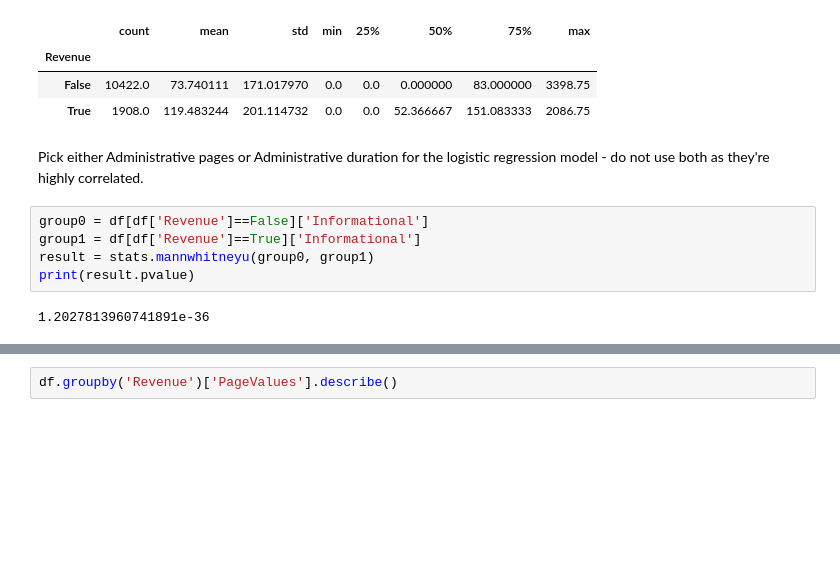
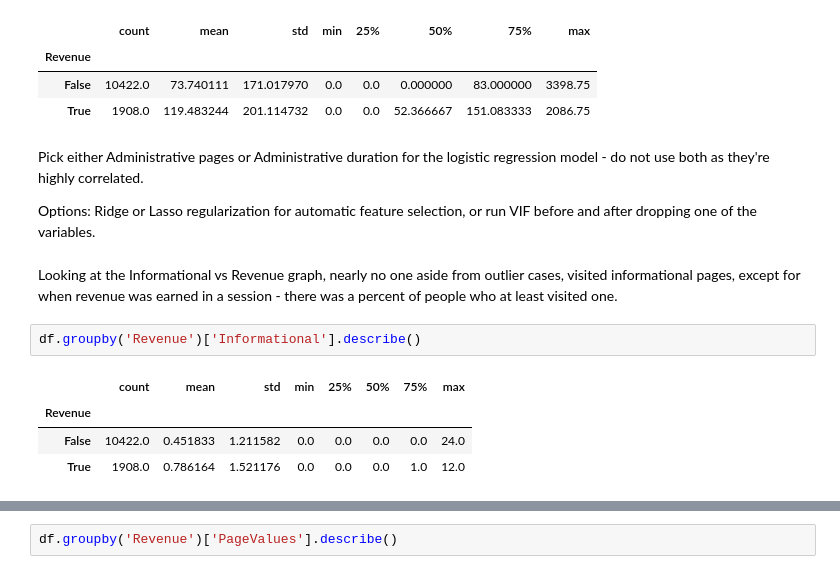
Before and after one commit to AnnaMalaschenko/Ecommerce-Shopper-Behavior, a Jupyter notebook: notebooks/anna_eda.ipynb, the cells around one changed output, grey strips where cells are left out. Drawn from its saved outputs; the diff is of its cells as text; blank space fills up the shorter version.

```diff
--- a/notebooks/anna_eda.ipynb
+++ b/notebooks/anna_eda.ipynb
@@ -172,10 +208,14 @@ df.groupby('Revenue')['Administrative_Duration'].describe()
 | True | 1908.0 | 119.483244 | 201.114732 | 0.0 | 0.0 | 52.366667 | 151.083333 | 2086.75 |
 # %% [markdown]
 Pick either Administrative pages or Administrative duration for the logistic regression model - do not use both as they're highly correlated.
+
+Options: Ridge or Lasso regularization for automatic feature selection, or run VIF before and after dropping one of the variables.
-# %%
-group0 = df[df['Revenue']==False]['Informational']
-group1 = df[df['Revenue']==True]['Informational']
-result = stats.mannwhitneyu(group0, group1)
-print(result.pvalue)
-# %% [output]
-1.2027813960741891e-36
+# %% [markdown]
+Looking at the Informational vs Revenue graph, nearly no one aside from outlier cases, visited informational pages, except for when revenue was earned in a session - there was a percent of people who at least visited one.
+# %%
+df.groupby('Revenue')['Informational'].describe()
+# %% [output]
+|  | count | mean | std | min | 25% | 50% | 75% | max |
+| Revenue |  |  |  |  |  |  |  |  |
+| False | 10422.0 | 0.451833 | 1.211582 | 0.0 | 0.0 | 0.0 | 0.0 | 24.0 |
+| True | 1908.0 | 0.786164 | 1.521176 | 0.0 | 0.0 | 0.0 | 1.0 | 12.0 |
```
Also changed, not shown: parts of 19 cells of this notebook, 1 other file.
